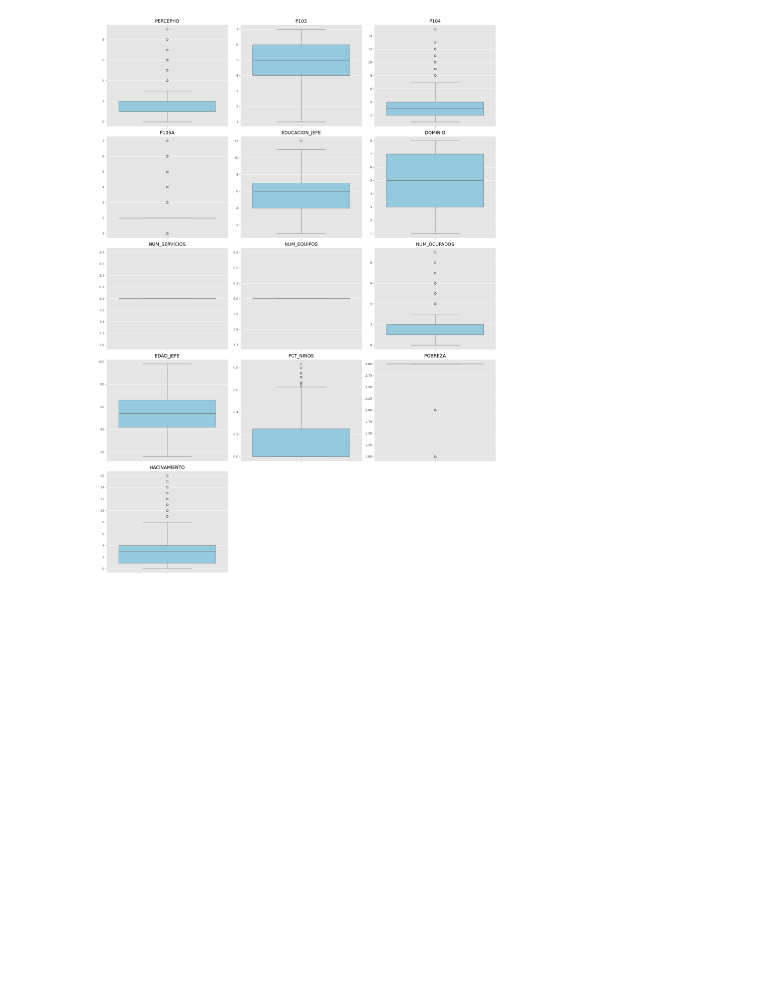
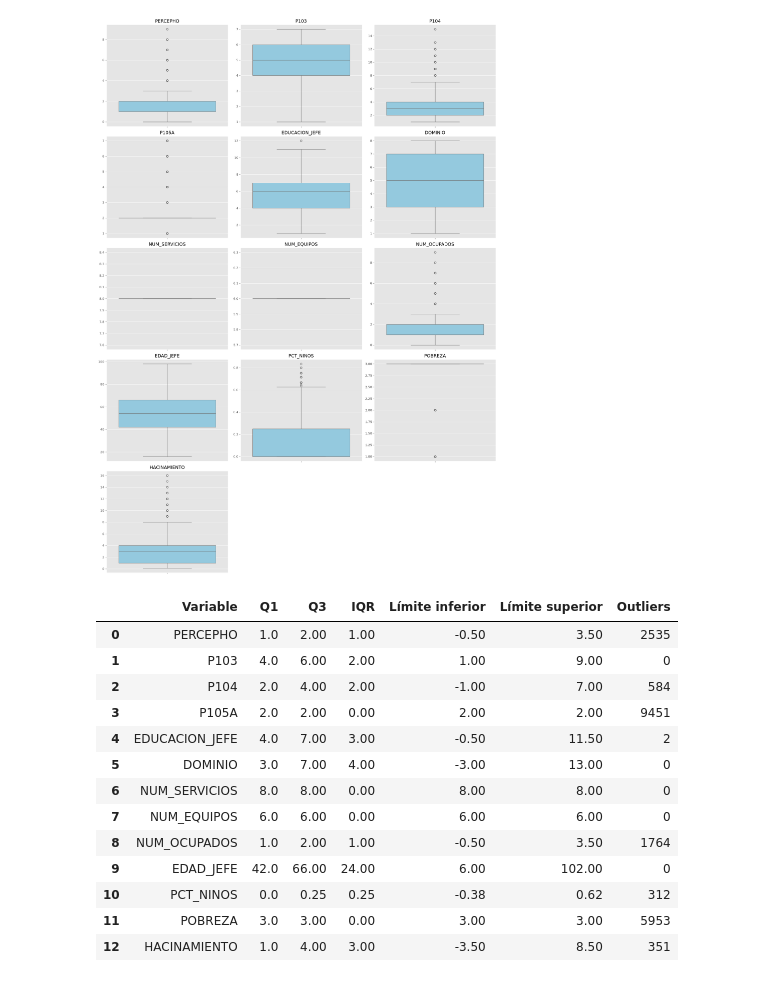
Before and after one commit to DianAnto2103/AnalisisENAHO2025, a Jupyter notebook: notebooks/02_Outliers.ipynb, the cells around one changed output. Drawn from its saved outputs; the diff is of its cells as text; code cells hidden in the pictures; blank space fills up the shorter version.

Commit message:
detectar valores atípicos mediante método IQR

```diff
--- a/notebooks/02_Outliers.ipynb
+++ b/notebooks/02_Outliers.ipynb
@@ -194,3 +194,52 @@ plt.savefig(
 plt.show()
 # %% [output]
 [figure]
+# %%
+# ==========================================
+# DETECCIÓN DE OUTLIERS MEDIANTE IQR
+# ==========================================
+
+resultados_iqr = []
+
+for columna in df_numerico.columns:
+
+    Q1 = df_numerico[columna].quantile(0.25)
+    Q3 = df_numerico[columna].quantile(0.75)
+    IQR = Q3 - Q1
+
+    limite_inferior = Q1 - 1.5 * IQR
+    limite_superior = Q3 + 1.5 * IQR
+
+    outliers = df_numerico[
+        (df_numerico[columna] < limite_inferior) |
+        (df_numerico[columna] > limite_superior)
+    ]
+
+    resultados_iqr.append({
+        "Variable": columna,
+        "Q1": round(Q1, 2),
+        "Q3": round(Q3, 2),
+        "IQR": round(IQR, 2),
+        "Límite inferior": round(limite_inferior, 2),
+        "Límite superior": round(limite_superior, 2),
+        "Outliers": len(outliers)
+    })
+
+tabla_iqr = pd.DataFrame(resultados_iqr)
+
+display(tabla_iqr)
+# %% [output]
+|  | Variable | Q1 | Q3 | IQR | Límite inferior | Límite superior | Outliers |
+| 0 | PERCEPHO | 1.0 | 2.00 | 1.00 | -0.50 | 3.50 | 2535 |
+| 1 | P103 | 4.0 | 6.00 | 2.00 | 1.00 | 9.00 | 0 |
+| 2 | P104 | 2.0 | 4.00 | 2.00 | -1.00 | 7.00 | 584 |
+| 3 | P105A | 2.0 | 2.00 | 0.00 | 2.00 | 2.00 | 9451 |
+| 4 | EDUCACION_JEFE | 4.0 | 7.00 | 3.00 | -0.50 | 11.50 | 2 |
+| 5 | DOMINIO | 3.0 | 7.00 | 4.00 | -3.00 | 13.00 | 0 |
+| 6 | NUM_SERVICIOS | 8.0 | 8.00 | 0.00 | 8.00 | 8.00 | 0 |
+| 7 | NUM_EQUIPOS | 6.0 | 6.00 | 0.00 | 6.00 | 6.00 | 0 |
+| 8 | NUM_OCUPADOS | 1.0 | 2.00 | 1.00 | -0.50 | 3.50 | 1764 |
+| 9 | EDAD_JEFE | 42.0 | 66.00 | 24.00 | 6.00 | 102.00 | 0 |
+| 10 | PCT_NINOS | 0.0 | 0.25 | 0.25 | -0.38 | 0.62 | 312 |
+| 11 | POBREZA | 3.0 | 3.00 | 0.00 | 3.00 | 3.00 | 5953 |
+| 12 | HACINAMIENTO | 1.0 | 4.00 | 3.00 | -3.50 | 8.50 | 351 |
```
